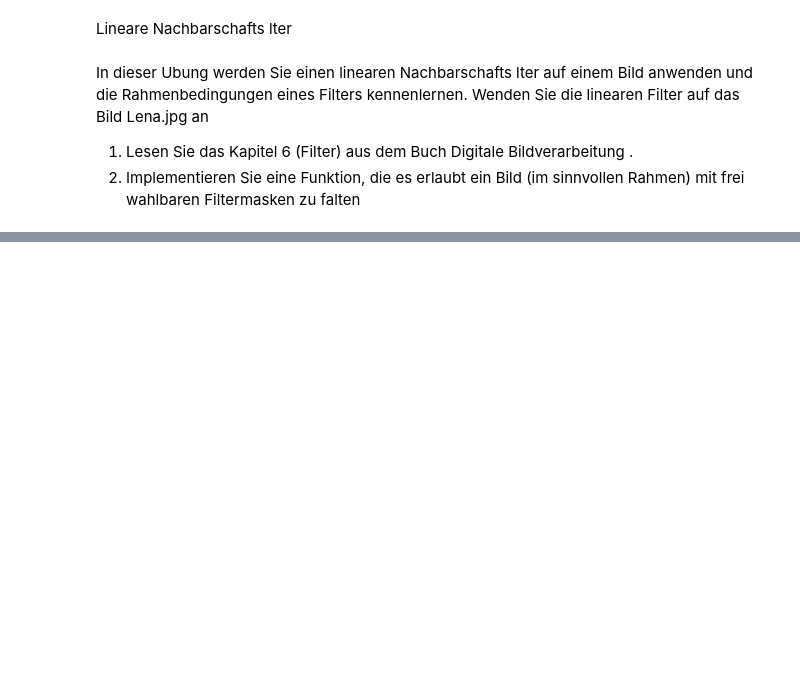
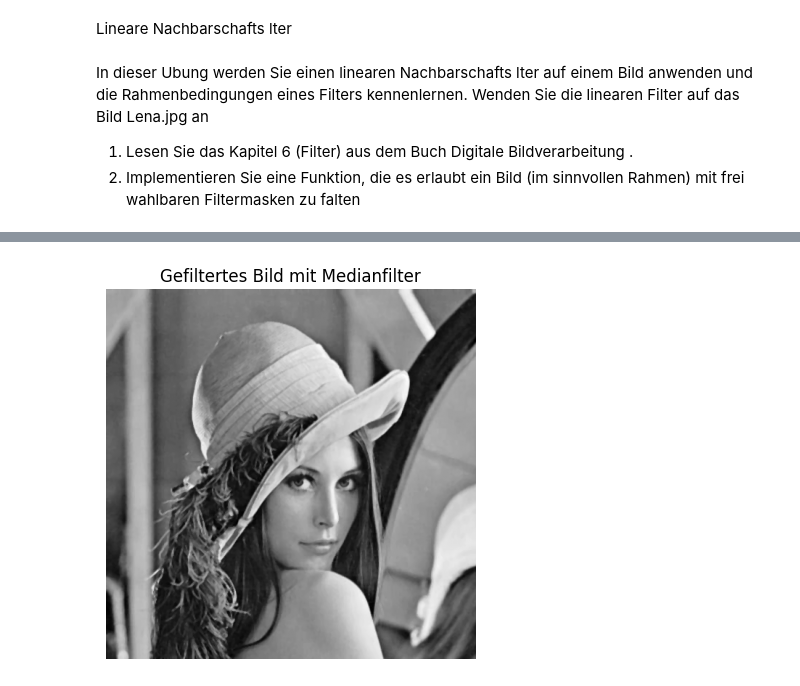
Before and after one commit to eFabi11/2D_Computergrafik_2025, a Jupyter notebook: Aufgabe3/2D_Aufgabe3.ipynb, the cells around one changed output, grey strips where cells are left out. Saved outputs shown, nothing was run; the diff lists cells and outputs as text; code cells hidden in the pictures; blank space fills up the shorter version.

```diff
--- a/Aufgabe3/2D_Aufgabe3.ipynb
+++ b/Aufgabe3/2D_Aufgabe3.ipynb
@@ -58,0 +172,47 @@ plt.show()
+# %%
+def medianFilter(image, ltersize, o_set):
+
+    # Dimensionen des Bildes
+    image_height, image_width = image.shape
+    k = (ltersize - 1) // 2  # Bestimmung des K-Wertes für NxN Filter
+
+    # Berechnung der Größe des Ausgabebildes
+    out_height = (image_height - ltersize) // o_set + 1
+    out_width = (image_width - ltersize) // o_set + 1
+
+    # Leeres Array für das Ergebnisbild
+    out_image = np.zeros((out_height, out_width), dtype=np.uint8)
+
+    # Medianfilter anwenden
+    for i in range(out_height):
+        for j in range(out_width):
+            # Region des Bildes, die mit dem Filter bearbeitet wird
+            region = []
+            for dx in range(ltersize):
+                for dy in range(ltersize):
+                    # Berechnung der Pixelkoordinaten unter Berücksichtigung des Offsets
+                    ix = i * o_set + dx - k
+                    iy = j * o_set + dy - k
+
+                    # Überprüfen der Grenzen und Hinzufügen der Pixelwerte zur Region
+                    if 0 <= ix < image_height and 0 <= iy < image_width:
+                        region.append(image[ix, iy])
+
+            # Berechnung des Medians der Region mit Heap Sort
+            median_value = heapq.nsmallest(len(region) // 2 + 1, region)[-1]
+            out_image[i, j] = median_value
+
+    return out_image
+
+
+img_rgb1 = image_list[0]
+img_gray1 = rgb_to_gray(img_rgb1)
+
+filtered_image = medianFilter(img_gray1, 3, 1)
+
+plt.imshow(filtered_image, cmap='gray')
+plt.title("Gefiltertes Bild mit Medianfilter")
+plt.axis('off')
+plt.show()
+# %% [output]
+[figure, added]
```
Also changed, not shown: parts of 3 cells of this notebook.
